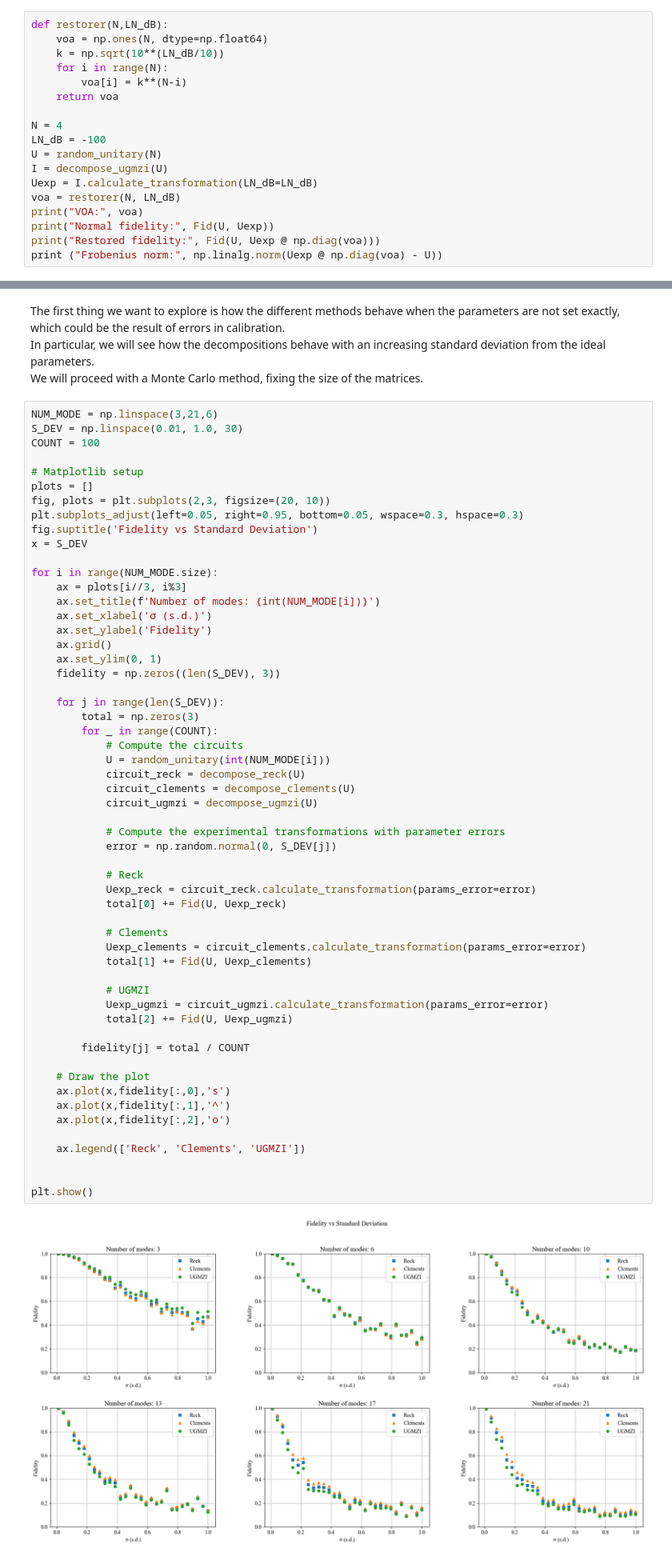
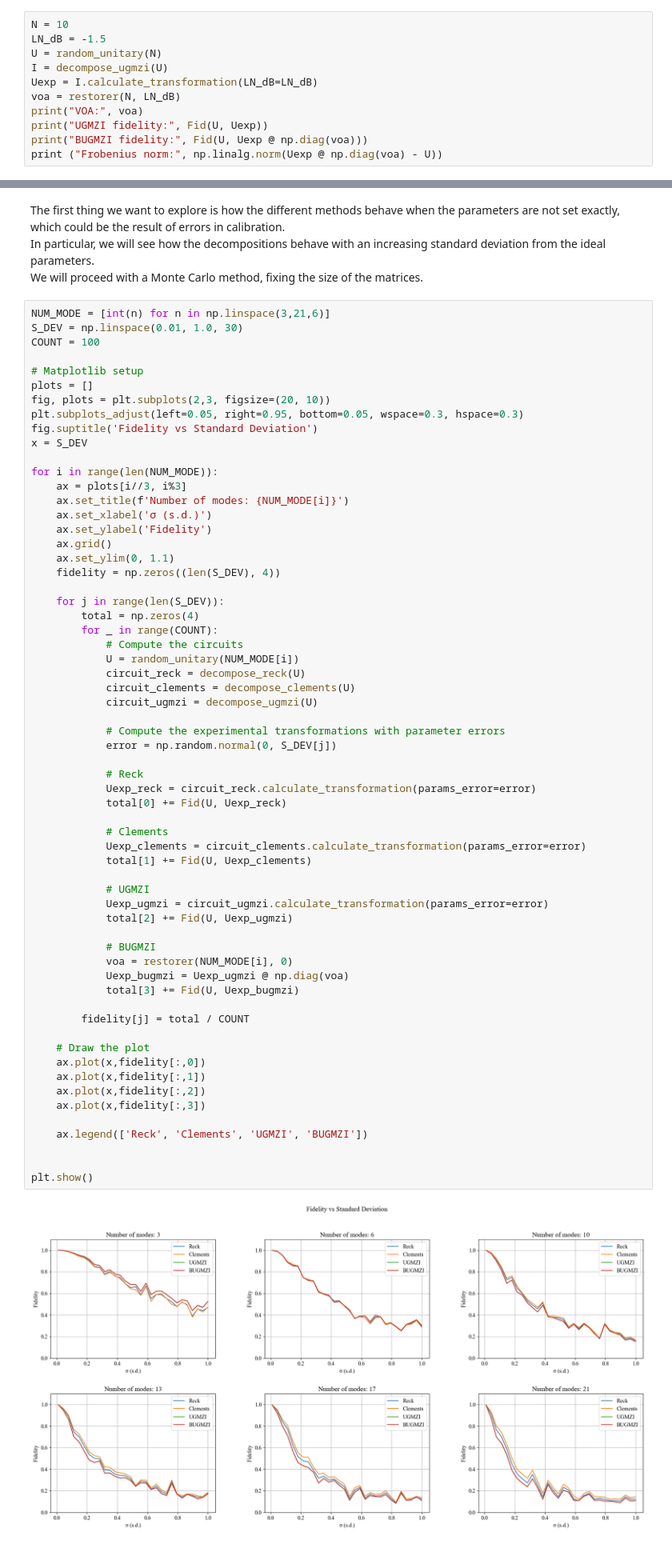
Before and after one commit to AndreaBarletta/Fidelity-Restoration, a Jupyter notebook: notebook.ipynb, the cells around one changed output, grey strips where cells are left out. Shown at 80% size. Saved outputs shown, nothing was run; the diff lists cells and outputs as text.

```diff
--- a/notebook.ipynb
+++ b/notebook.ipynb
@@ -784,19 +861,12 @@ THEORY STUFF, CODE
 # %%
-def restorer(N,LN_dB):
-    voa = np.ones(N, dtype=np.float64)
-    k = np.sqrt(10**(LN_dB/10))
-    for i in range(N):
-        voa[i] = k**(N-i)
-    return voa
-
-N = 4
-LN_dB = -100
+N = 10
+LN_dB = -1.5
 U = random_unitary(N)
 I = decompose_ugmzi(U)
 Uexp = I.calculate_transformation(LN_dB=LN_dB)
 voa = restorer(N, LN_dB)
 print("VOA:", voa)
-print("Normal fidelity:", Fid(U, Uexp))
-print("Restored fidelity:", Fid(U, Uexp @ np.diag(voa)))
+print("UGMZI fidelity:", Fid(U, Uexp))
+print("BUGMZI fidelity:", Fid(U, Uexp @ np.diag(voa)))
 print ("Frobenius norm:", np.linalg.norm(Uexp @ np.diag(voa) - U))
 # %% [output]
@@ -811,7 +884,7 @@ The first thing we want to explore is how the different methods behave when the
 In particular, we will see how the decompositions behave with an increasing standard deviation from the ideal parameters.<br>
 We will proceed with a Monte Carlo method, fixing the size of the matrices.
 # %%
-NUM_MODE = np.linspace(3,21,6)
+NUM_MODE = [int(n) for n in np.linspace(3,21,6)]
 S_DEV = np.linspace(0.01, 1.0, 30)
 COUNT = 100
 
@@ -822,49 +895,55 @@ plt.subplots_adjust(left=0.05, right=0.95, bottom=0.05, wspace=0.3, hspace=0.3)
 fig.suptitle('Fidelity vs Standard Deviation')
 x = S_DEV
 
-for i in range(NUM_MODE.size):
+for i in range(len(NUM_MODE)):
     ax = plots[i//3, i%3]
-    ax.set_title(f'Number of modes: {int(NUM_MODE[i])}')
+    ax.set_title(f'Number of modes: {NUM_MODE[i]}')
     ax.set_xlabel('σ (s.d.)')
     ax.set_ylabel('Fidelity')
     ax.grid()
-    ax.set_ylim(0, 1)
-    fidelity = np.zeros((len(S_DEV), 3))
+    ax.set_ylim(0, 1.1)
+    fidelity = np.zeros((len(S_DEV), 4))
 
     for j in range(len(S_DEV)):
-        total = np.zeros(3)
+        total = np.zeros(4)
         for _ in range(COUNT):
             # Compute the circuits
-            U = random_unitary(int(NUM_MODE[i]))
+            U = random_unitary(NUM_MODE[i])
             circuit_reck = decompose_reck(U)
             circuit_clements = decompose_clements(U)
             circuit_ugmzi = decompose_ugmzi(U)
 
             # Compute the experimental transformations with parameter errors
             error = np.random.normal(0, S_DEV[j])
 
             # Reck
             Uexp_reck = circuit_reck.calculate_transformation(params_error=error)
             total[0] += Fid(U, Uexp_reck)
 
             # Clements
             Uexp_clements = circuit_clements.calculate_transformation(params_error=error)
             total[1] += Fid(U, Uexp_clements)
 
             # UGMZI
             Uexp_ugmzi = circuit_ugmzi.calculate_transformation(params_error=error)
             total[2] += Fid(U, Uexp_ugmzi)
 
+            # BUGMZI
+            voa = restorer(NUM_MODE[i], 0)
+            Uexp_bugmzi = Uexp_ugmzi @ np.diag(voa)
+            total[3] += Fid(U, Uexp_bugmzi)
+
         fidelity[j] = total / COUNT
 
     # Draw the plot
-    ax.plot(x,fidelity[:,0],'s')
-    ax.plot(x,fidelity[:,1],'^')
-    ax.plot(x,fidelity[:,2],'o')
+    ax.plot(x,fidelity[:,0])
+    ax.plot(x,fidelity[:,1])
+    ax.plot(x,fidelity[:,2])
+    ax.plot(x,fidelity[:,3])
 
-    ax.legend(['Reck', 'Clements', 'UGMZI'])
+    ax.legend(['Reck', 'Clements', 'UGMZI', 'BUGMZI'])
 
 
 plt.show()
 # %% [output]
-[figure, old version]
+[figure, new version]
```
Also changed, not shown: parts of 17 cells of this notebook, 1 other file.
